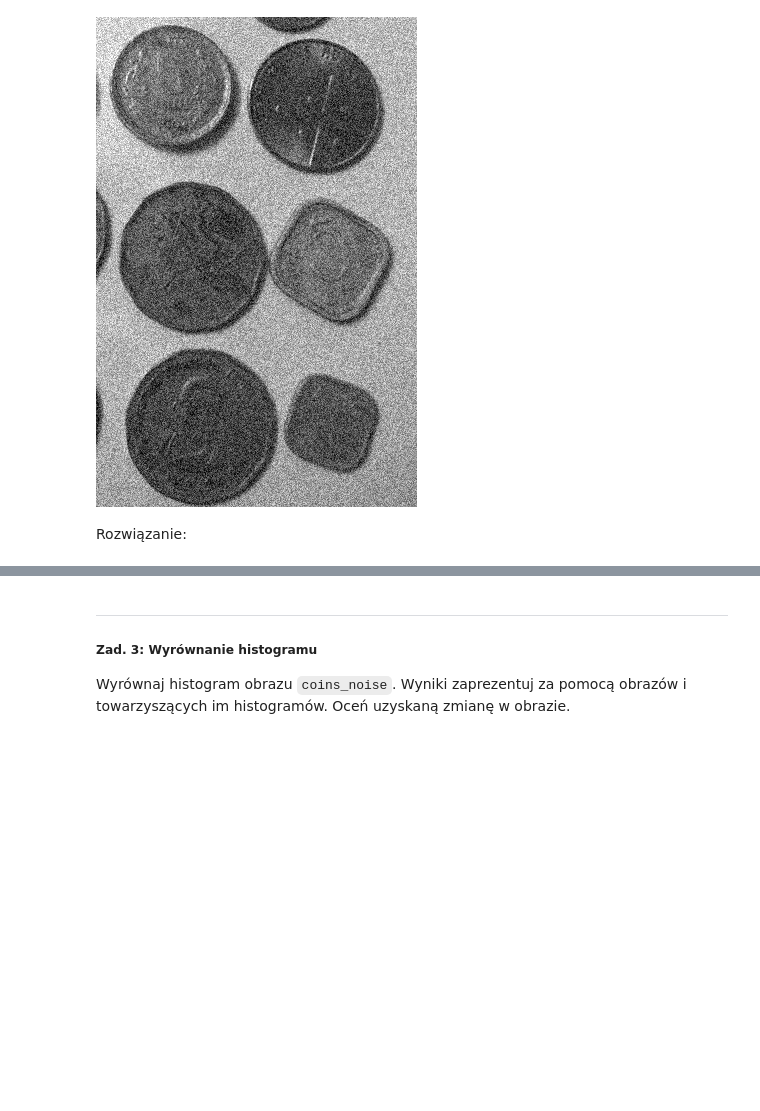
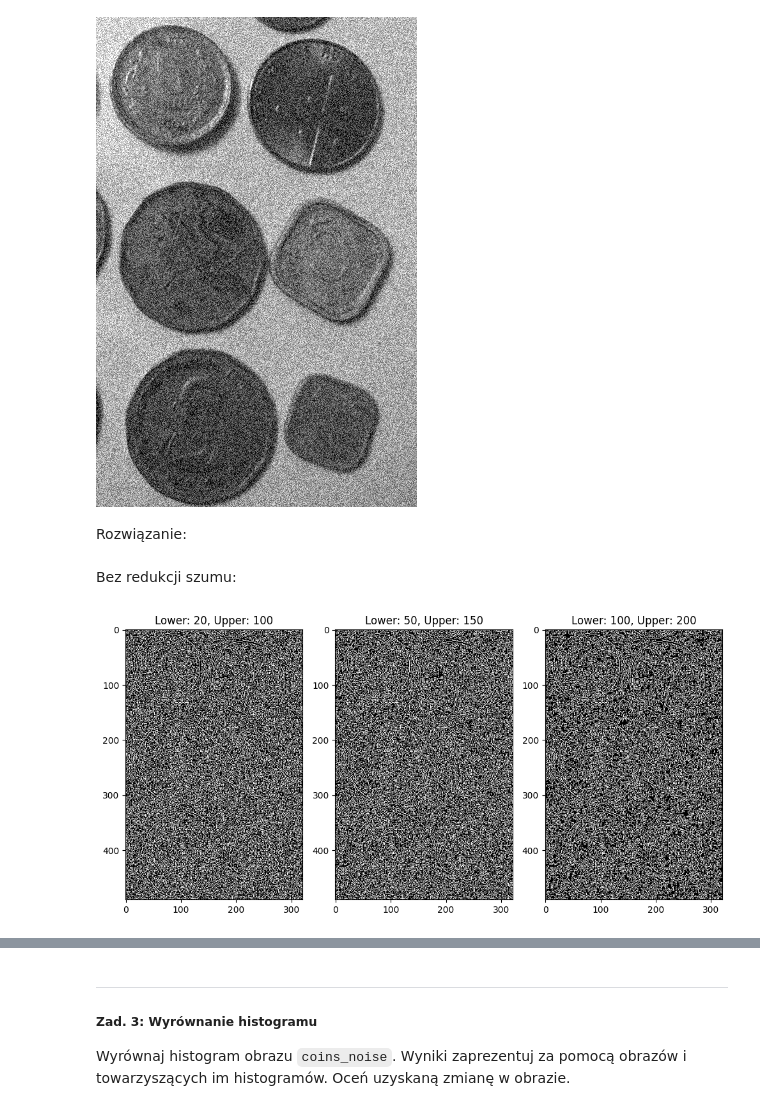
Before and after one commit to xizula/Image-Processing, a Jupyter notebook: Lab3/Lab3_zadanie.ipynb, the cells around one changed output, grey strips where cells are left out. Drawn from its saved outputs; the diff is of its cells as text; code cells hidden in the pictures; blank space fills up the shorter version.

```diff
--- a/Lab3/Lab3_zadanie.ipynb
+++ b/Lab3/Lab3_zadanie.ipynb
@@ -32,9 +42,23 @@ plt.imshow(coins, cmap='hot') # przykład wyświetlania z mapą kolorów
 
 Przeprowadź z obrazem `coins_noise` takie przekształcenia, aby zmaksymalizować możliwość rozpoznania obiektów. Wykorzystaj [filtr Canny'ego](https://docs.opencv.org/4.x/dd/d1a/group__imgproc__feature.html#ga04723e007ed888ddf11d9ba04e2232de) do detekcji krawędzi; zbadaj jego zachowanie w zależności od wartości progów oraz sposobu redukcji szumu.
 # %%
-coins_noise = cv2.imread('Monety_szare_szum.bmp', cv2.IMREAD_GRAYSCALE)
+coins_noise = cv2.imread('../dane/Monety_szare_szum.bmp', cv2.IMREAD_GRAYSCALE)
 Image.fromarray(coins_noise)
 # %% [output]
 [figure]
 # %% [markdown]
 Rozwiązanie:
+# %% [markdown]
+Bez redukcji szumu:
+# %%
+upper_theres = [100, 150, 200]
+lower_thres = [20, 50, 100]
+plt.figure(figsize=(10, 10))
+for i, t in enumerate(zip(lower_thres, upper_theres)):
+        plt.subplot(1,3, i+1)
+        edges = cv2.Canny(image=coins_noise, threshold1=t[0], threshold2 = t[1])
+        plt.imshow(edges, cmap='gray')
+        plt.title(f'Lower: {t[0]}, Upper: {t[1]}')
+plt.tight_layout()
+# %% [output]
+[figure, added]
```
Also changed, not shown: parts of 11 cells of this notebook.
